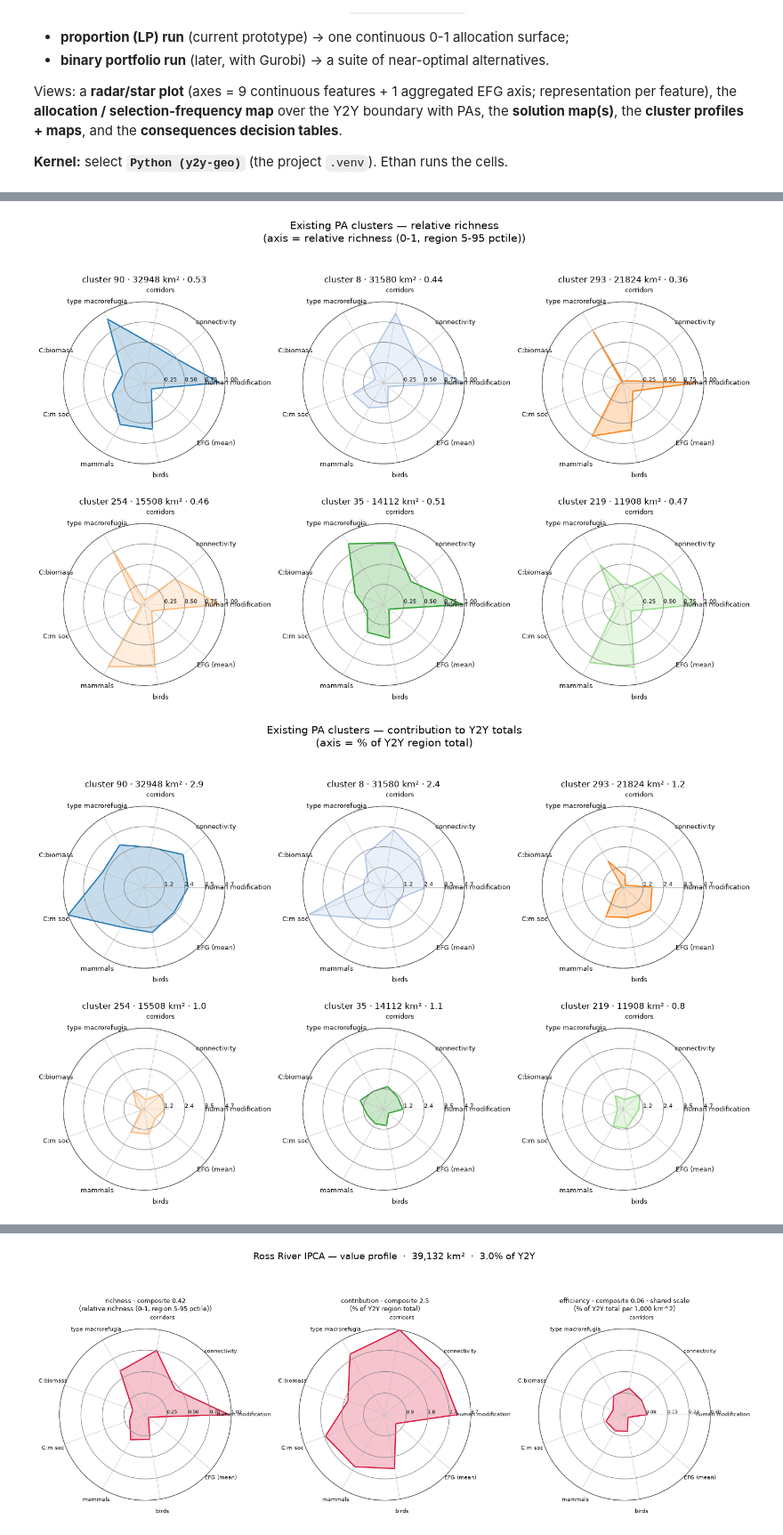
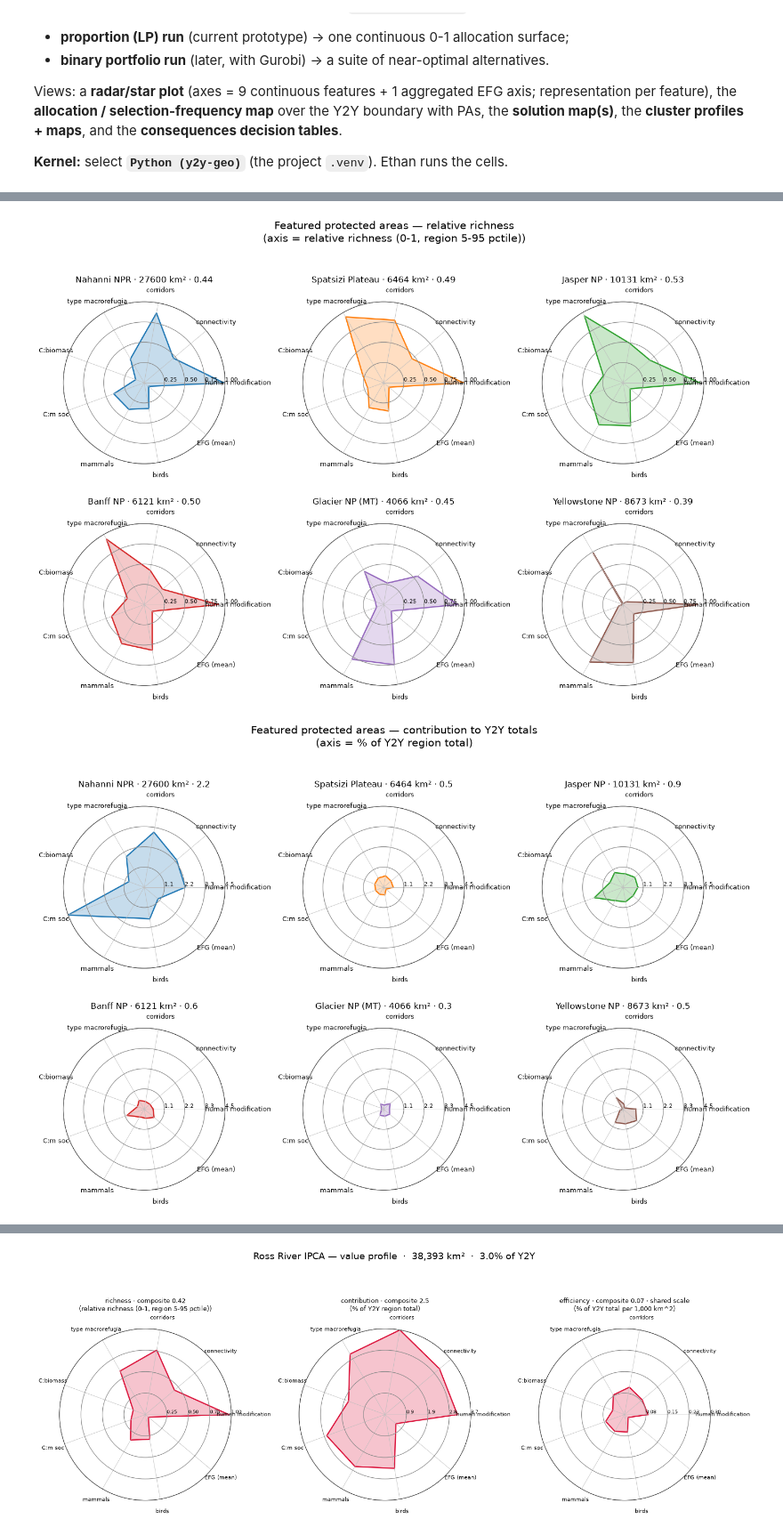
Before and after one commit to bermane/y2y-spatial-optimization, a Jupyter notebook: 04_results_analysis.ipynb, the cells around one changed output, grey strips where cells are left out. Shown at 89% size. Cells and saved outputs as stored; diff of their text form; code cells hidden in the pictures.

```diff
--- a/04_results_analysis.ipynb
+++ b/04_results_analysis.ipynb
@@ -479,11 +620,14 @@ fig.savefig(FIG_DIR / "clusters_pa_map.png", dpi=150, bbox_inches="tight"); plt.
 # %%
-# ---- Existing PA clusters: value-profile star plots (3 metric views) -----
-plot_clusters(PA, "richness",     "Existing PA clusters — relative richness",
-              "clusters_pa_richness.png",     "#7570b3")
-plot_clusters(PA, "contribution", "Existing PA clusters — contribution to Y2Y totals",
-              "clusters_pa_contribution.png", "#7570b3")
-plot_clusters(PA, "efficiency",   "Existing PA clusters — value density (efficiency, shared scale)",
-              "clusters_pa_efficiency.png",   "#7570b3", rmax=EFF_RMAX)
+# ---- Featured protected areas: value-profile star plots (3 metric views) -----
+# Same three views as the NEW candidate areas, so the two blocks are directly comparable:
+# richness (0-1), contribution (% of Y2Y total), efficiency (shared EFF_RMAX scale).
+# Each park keeps its map color. NEW-vs-PA profiles = the gap analysis.
+plot_clusters(PA, "richness",     "Featured protected areas — relative richness",
+              "pa_featured_richness.png")
+plot_clusters(PA, "contribution", "Featured protected areas — contribution to Y2Y totals",
+              "pa_featured_contribution.png")
+plot_clusters(PA, "efficiency",   "Featured protected areas — value density (efficiency, shared scale)",
+              "pa_featured_efficiency.png", rmax=EFF_RMAX)
 # %% [output]
-[figure, old version]
+[figure, new version]
-[figure, old version]
+[figure, new version]
```
Also changed, not shown: parts of 17 cells of this notebook, 12 other files.
